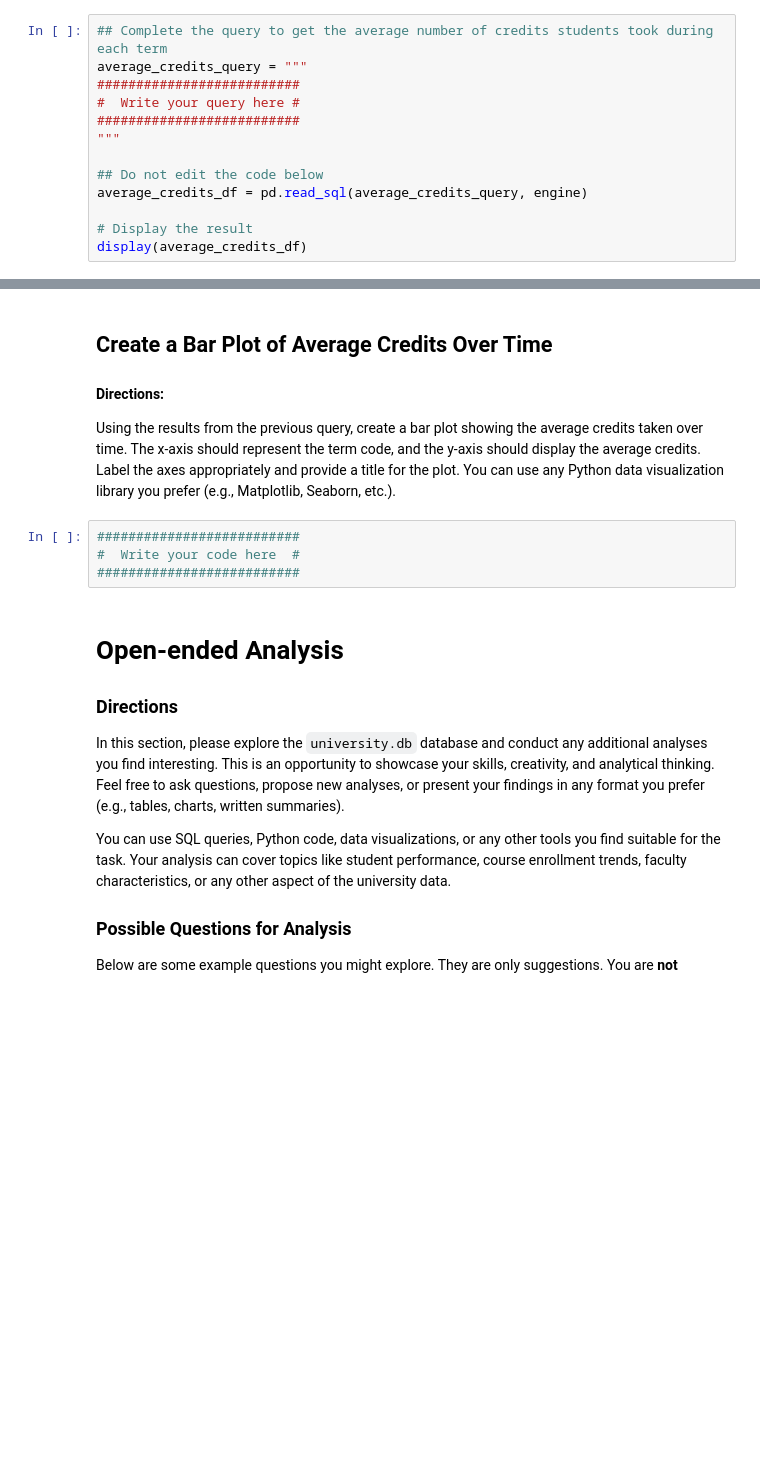
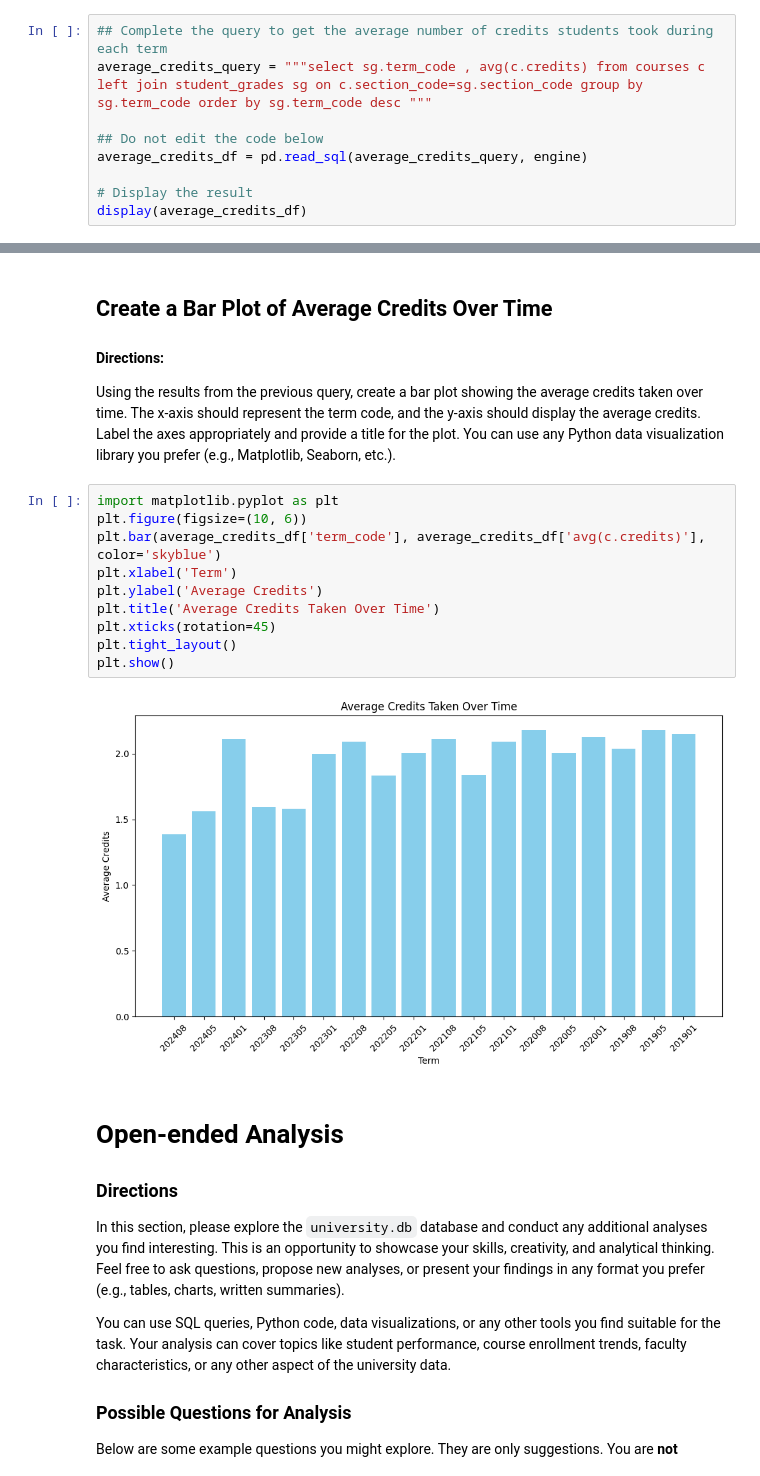
Before and after one commit to VarshithaGangula3/assessment, a Jupyter notebook: university_analysis.ipynb, the cells around one changed output, grey strips where cells are left out. Drawn from its saved outputs; the diff is of its cells as text; blank space fills up the shorter version.

```diff
--- a/university_analysis.ipynb
+++ b/university_analysis.ipynb
@@ -193,11 +204,7 @@ display(pell_grant_df.head())
 Write a SQL query in the space provided below to calculate the average number of credits students took during each term. Use the `courses` table for this task. Then run the cell to execute your query and display the result.
 # %%
 ## Complete the query to get the average number of credits students took during each term
-average_credits_query = """
-##########################
-#  Write your query here #
-##########################
-"""
+average_credits_query = """select sg.term_code , avg(c.credits) from courses c left join student_grades sg on c.section_code=sg.section_code group by sg.term_code order by sg.term_code desc """
 
 ## Do not edit the code below
 average_credits_df = pd.read_sql(average_credits_query, engine)
@@ -209,10 +298,18 @@ display(average_credits_df)
 
 #### Directions:
 Using the results from the previous query, create a bar plot showing the average credits taken over time. The x-axis should represent the term code, and the y-axis should display the average credits. Label the axes appropriately and provide a title for the plot. You can use any Python data visualization library you prefer (e.g., Matplotlib, Seaborn, etc.).
-# %%
-##########################
-#  Write your code here  #
-##########################
+# %%
+import matplotlib.pyplot as plt
+plt.figure(figsize=(10, 6))
+plt.bar(average_credits_df['term_code'], average_credits_df['avg(c.credits)'], color='skyblue')
+plt.xlabel('Term')
+plt.ylabel('Average Credits')
+plt.title('Average Credits Taken Over Time')
+plt.xticks(rotation=45)
+plt.tight_layout()
+plt.show()
+# %% [output]
+[figure, added]
 # %% [markdown]
 # Open-ended Analysis
 
```
Also changed, not shown: parts of 19 cells of this notebook.
